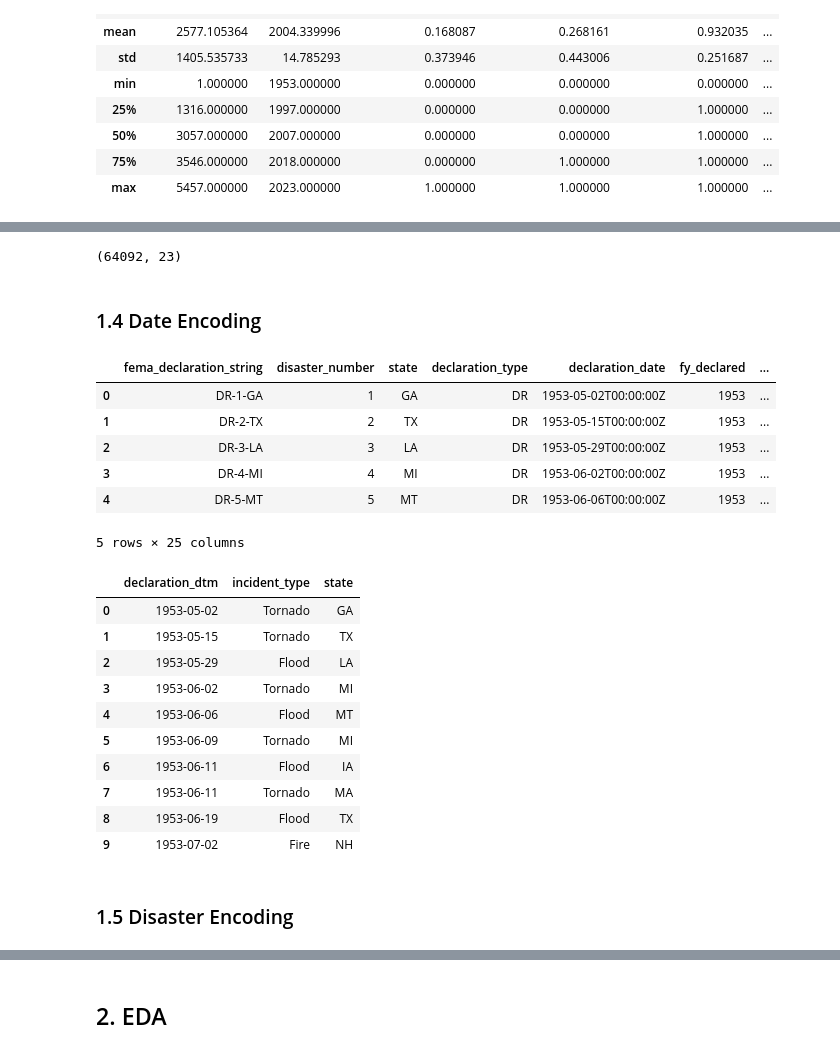
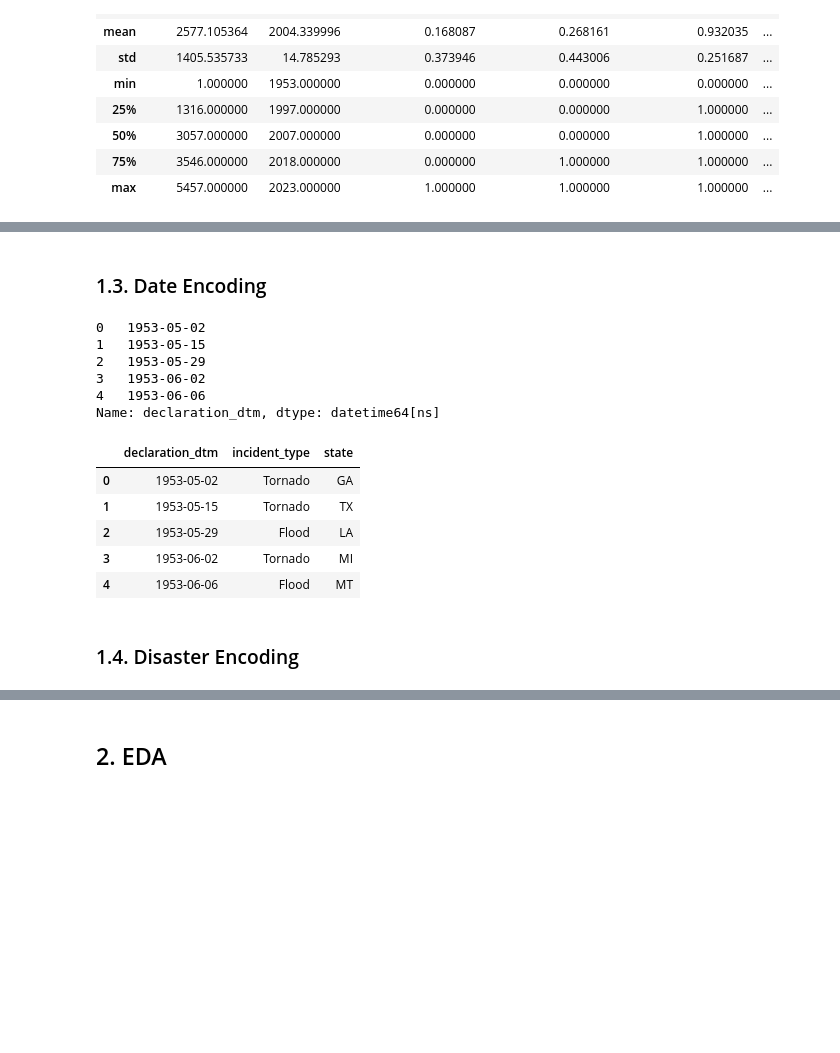
Before and after one commit to helloklow/natural_disasters, a Jupyter notebook: notebooks/low_solution.ipynb, the cells around one changed output, grey strips where cells are left out. Saved outputs shown, nothing was run; the diff lists cells and outputs as text; code cells hidden in the pictures; blank space fills up the shorter version.

```diff
--- a/notebooks/low_solution.ipynb
+++ b/notebooks/low_solution.ipynb
@@ -65,38 +61,28 @@ df.describe()
-# %%
-df.shape
-# %% [output]
-(64092, 23)
 # %% [markdown]
-### 1.4 Date Encoding
+### 1.3. Date Encoding
 # %%
 # Create 'declaration_dtm' column to convert 'declaration_date' obj to datetime
 df['declaration_dtm']=pd.to_datetime(df['declaration_date'], format='%Y-%m-%dT%H:%M:%SZ')
 
-df.head()
+df['declaration_dtm'].head()
 # %% [output]
-|  | fema_declaration_string | disaster_number | state | declaration_type | declaration_date | fy_declared | ... |
-| 0 | DR-1-GA | 1 | GA | DR | 1953-05-02T00:00:00Z | 1953 | ... |
-| 1 | DR-2-TX | 2 | TX | DR | 1953-05-15T00:00:00Z | 1953 | ... |
-| 2 | DR-3-LA | 3 | LA | DR | 1953-05-29T00:00:00Z | 1953 | ... |
-| 3 | DR-4-MI | 4 | MI | DR | 1953-06-02T00:00:00Z | 1953 | ... |
-| 4 | DR-5-MT | 5 | MT | DR | 1953-06-06T00:00:00Z | 1953 | ... |
-5 rows × 25 columns
+0   1953-05-02
+1   1953-05-15
+2   1953-05-29
+3   1953-06-02
+4   1953-06-06
+Name: declaration_dtm, dtype: datetime64[ns]
 # %%
-# Create subset_df with reformatted 'date', 'incident_type', and 'state'
+# Create subset_df with reformatted 'declaration_dtm', 'incident_type', and 'state'
 subset_df=df[['declaration_dtm', 'incident_type', 'state']]
 
-subset_df.head(10)
+subset_df.head()
 # %% [output]
 |  | declaration_dtm | incident_type | state |
 | 0 | 1953-05-02 | Tornado | GA |
 | 1 | 1953-05-15 | Tornado | TX |
 | 2 | 1953-05-29 | Flood | LA |
 | 3 | 1953-06-02 | Tornado | MI |
 | 4 | 1953-06-06 | Flood | MT |
-| 5 | 1953-06-09 | Tornado | MI |
-| 6 | 1953-06-11 | Flood | IA |
-| 7 | 1953-06-11 | Tornado | MA |
-| 8 | 1953-06-19 | Flood | TX |
-| 9 | 1953-07-02 | Fire | NH |
 # %% [markdown]
-### 1.5 Disaster Encoding
+### 1.4. Disaster Encoding
```
Also changed, not shown: parts of 28 cells of this notebook.
